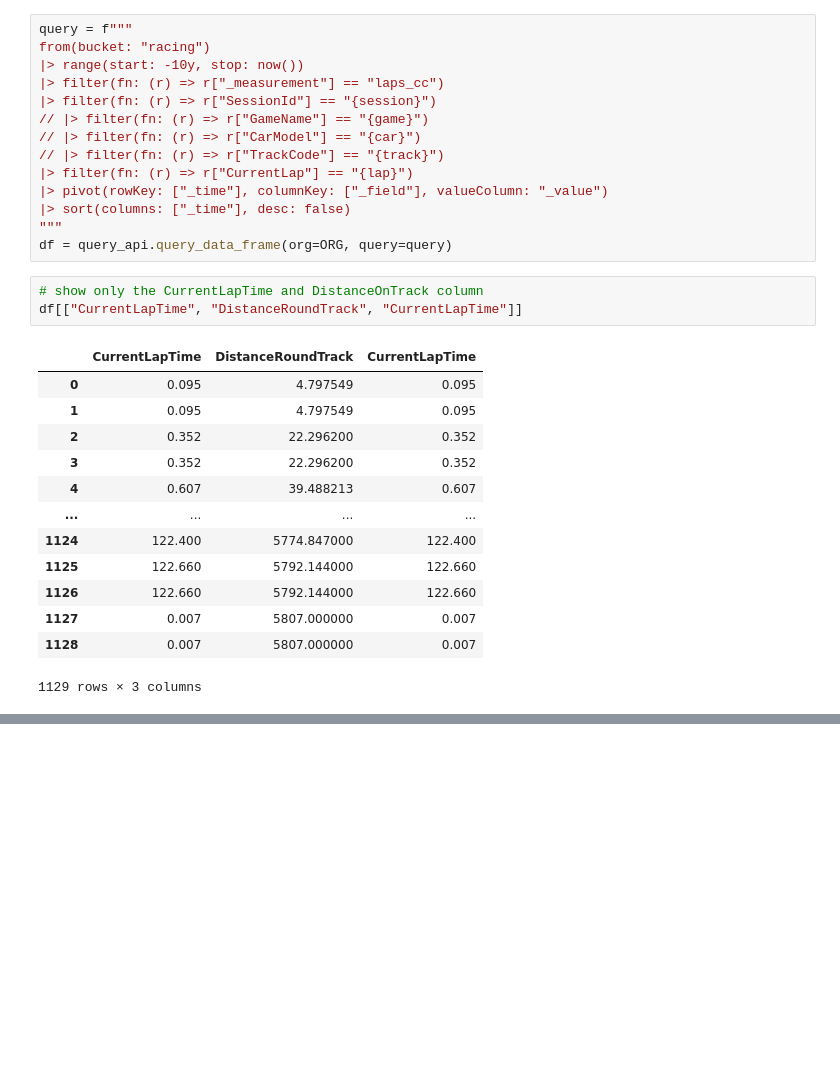
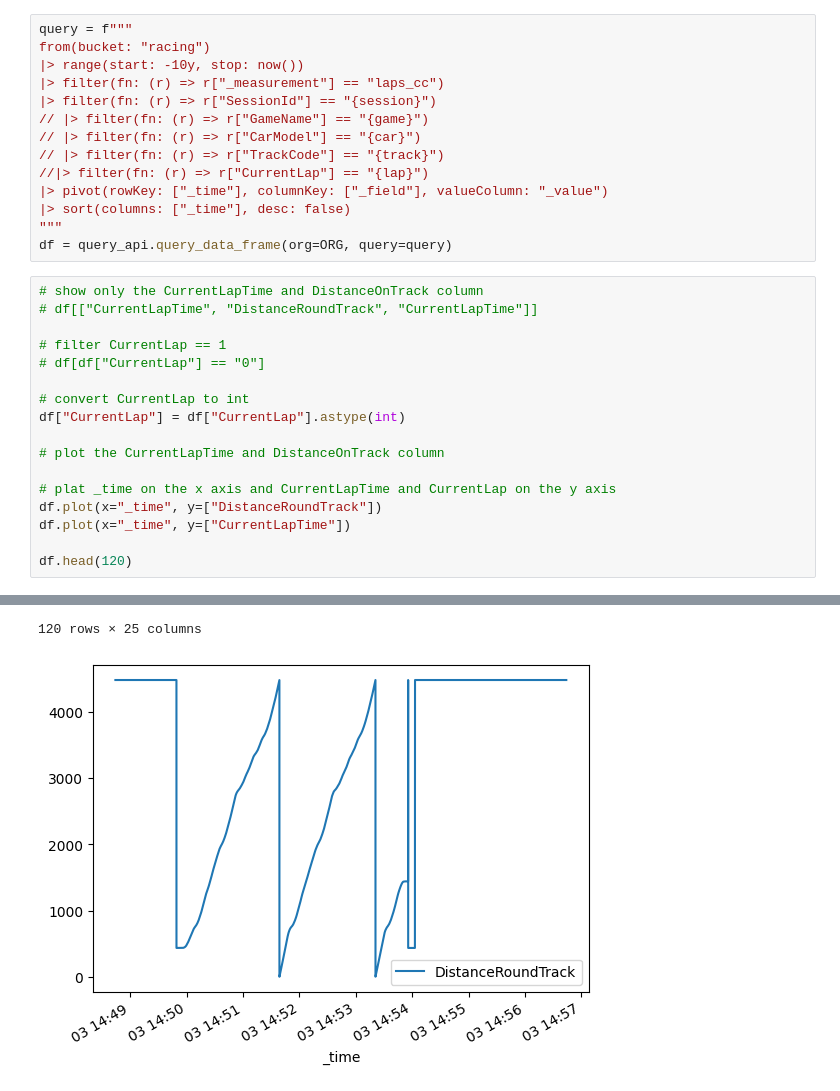
Before and after one commit to b4mad/racing, a Jupyter notebook: notebooks/inspect_lap.ipynb, the cells around one changed output, grey strips where cells are left out. Cells and saved outputs as stored; diff of their text form; blank space fills up the shorter version.

```diff
--- a/notebooks/inspect_lap.ipynb
+++ b/notebooks/inspect_lap.ipynb
@@ -40,25 +40,26 @@ from(bucket: "racing")
 // |> filter(fn: (r) => r["GameName"] == "{game}")
 // |> filter(fn: (r) => r["CarModel"] == "{car}")
 // |> filter(fn: (r) => r["TrackCode"] == "{track}")
-|> filter(fn: (r) => r["CurrentLap"] == "{lap}")
+//|> filter(fn: (r) => r["CurrentLap"] == "{lap}")
 |> pivot(rowKey: ["_time"], columnKey: ["_field"], valueColumn: "_value")
 |> sort(columns: ["_time"], desc: false)
 """
 df = query_api.query_data_frame(org=ORG, query=query)
-# %%
-# show only the CurrentLapTime and DistanceOnTrack column
-df[["CurrentLapTime", "DistanceRoundTrack", "CurrentLapTime"]]
-# %% [output]
-|  | CurrentLapTime | DistanceRoundTrack | CurrentLapTime |
-| 0 | 0.095 | 4.797549 | 0.095 |
-| 1 | 0.095 | 4.797549 | 0.095 |
-| 2 | 0.352 | 22.296200 | 0.352 |
-| 3 | 0.352 | 22.296200 | 0.352 |
-| 4 | 0.607 | 39.488213 | 0.607 |
-| ... | ... | ... | ... |
-| 1124 | 122.400 | 5774.847000 | 122.400 |
-| 1125 | 122.660 | 5792.144000 | 122.660 |
-| 1126 | 122.660 | 5792.144000 | 122.660 |
-| 1127 | 0.007 | 5807.000000 | 0.007 |
-| 1128 | 0.007 | 5807.000000 | 0.007 |
-1129 rows × 3 columns
+# %%
+# show only the CurrentLapTime and DistanceOnTrack column
+# df[["CurrentLapTime", "DistanceRoundTrack", "CurrentLapTime"]]
+
+# filter CurrentLap == 1
+# df[df["CurrentLap"] == "0"]
+
+# convert CurrentLap to int
+df["CurrentLap"] = df["CurrentLap"].astype(int)
+
+# plot the CurrentLapTime and DistanceOnTrack column
+
+# plat _time on the x axis and CurrentLapTime and CurrentLap on the y axis
+df.plot(x="_time", y=["DistanceRoundTrack"])
+df.plot(x="_time", y=["CurrentLapTime"])
+
+df.head(120)
+# %% [output]
@@ -64,0 +78,2 @@ df[["CurrentLapTime", "DistanceRoundTrack", "CurrentLapTime"]]
+120 rows × 25 columns
+[figure, added]
```
Also changed, not shown: parts of 2 cells of this notebook.
